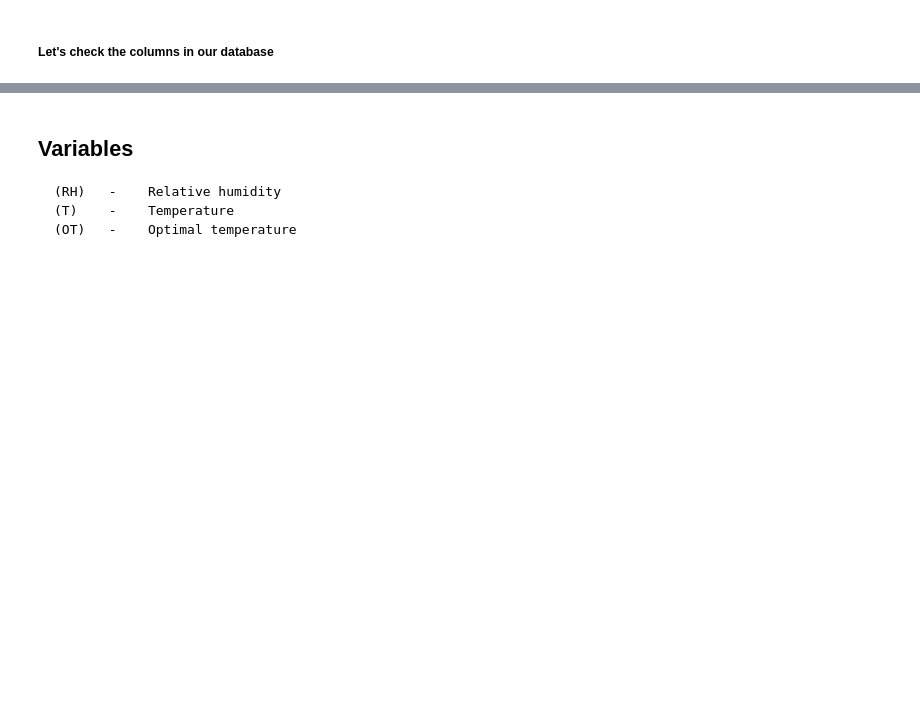
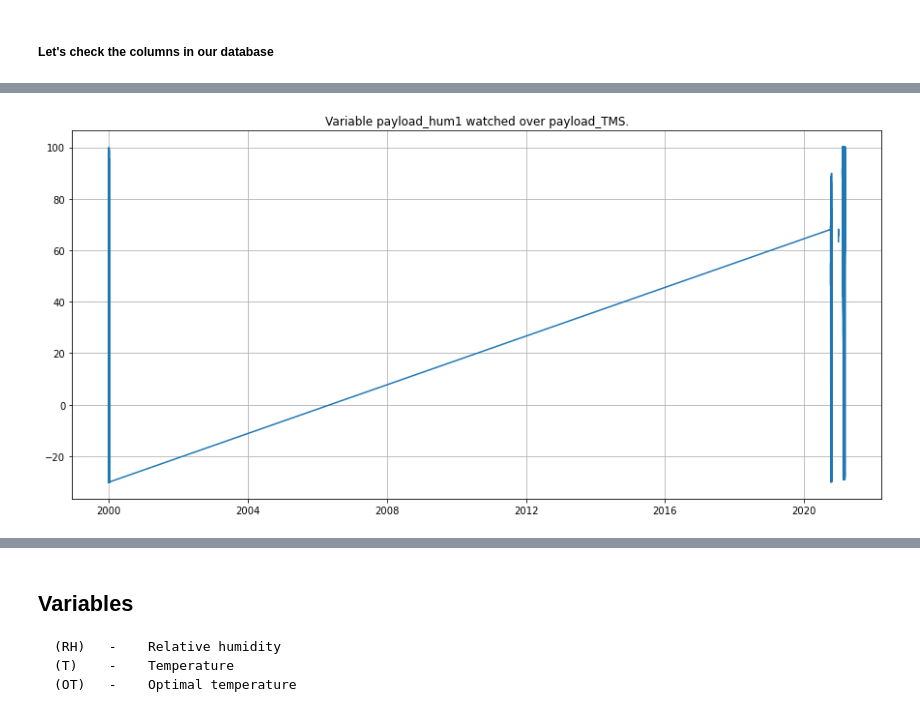
Before and after one commit to epberdugoc/agranimo, a Jupyter notebook: intento.ipynb, the cells around one changed output, grey strips where cells are left out. Cells and saved outputs as stored; diff of their text form; code cells hidden in the pictures; blank space fills up the shorter version.

```diff
--- a/intento.ipynb
+++ b/intento.ipynb
@@ -92,0 +200,4 @@ See the caveats in the documentation: https://pandas.pydata.org/pandas-docs/stab
+# %%
+PlotIndexSet(df=base, x_axis='payload_TMS', y_axis='payload_hum1')
+# %% [output]
+[figure, added]
```
Also changed, not shown: parts of 12 cells of this notebook.
